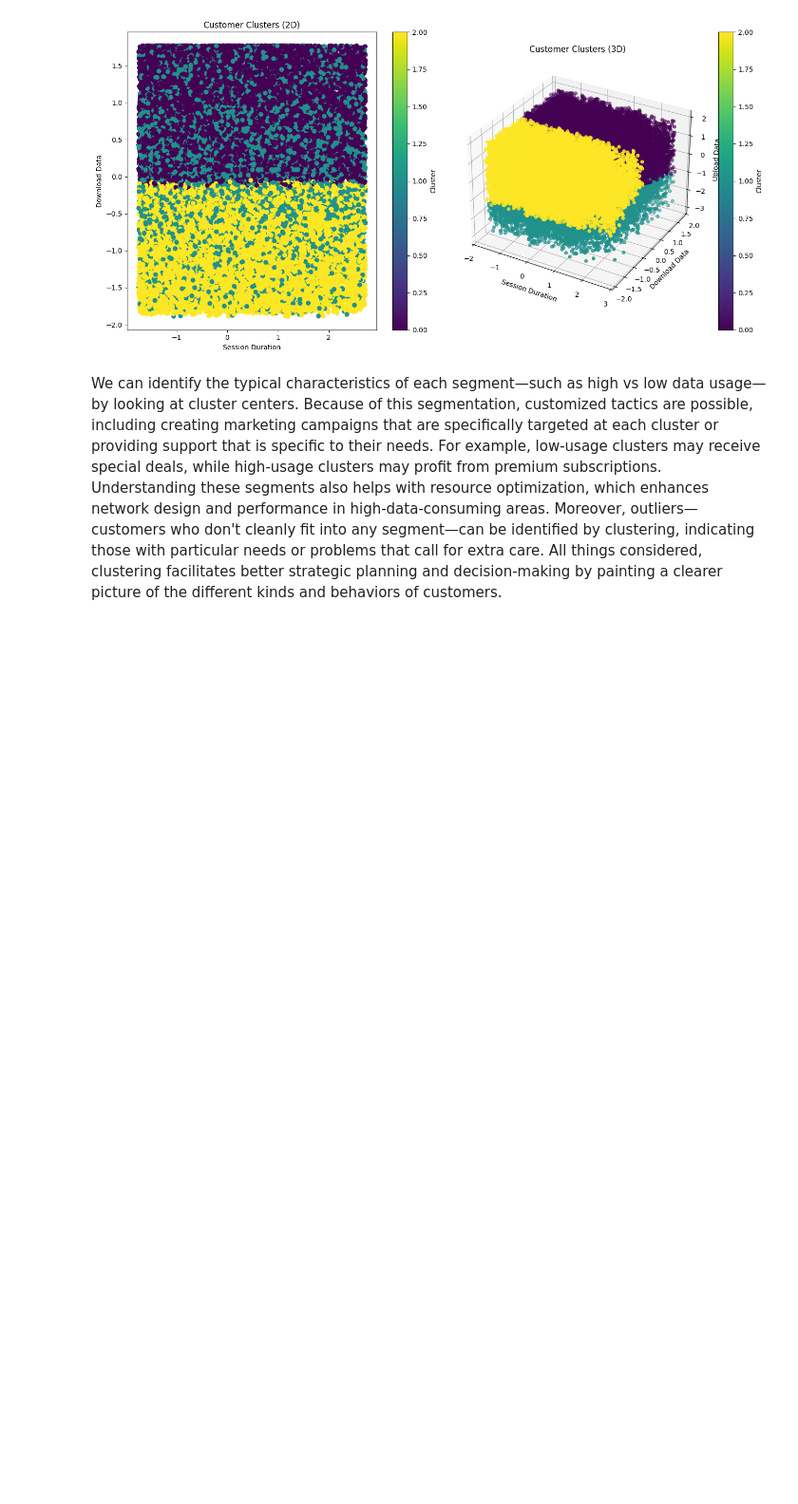
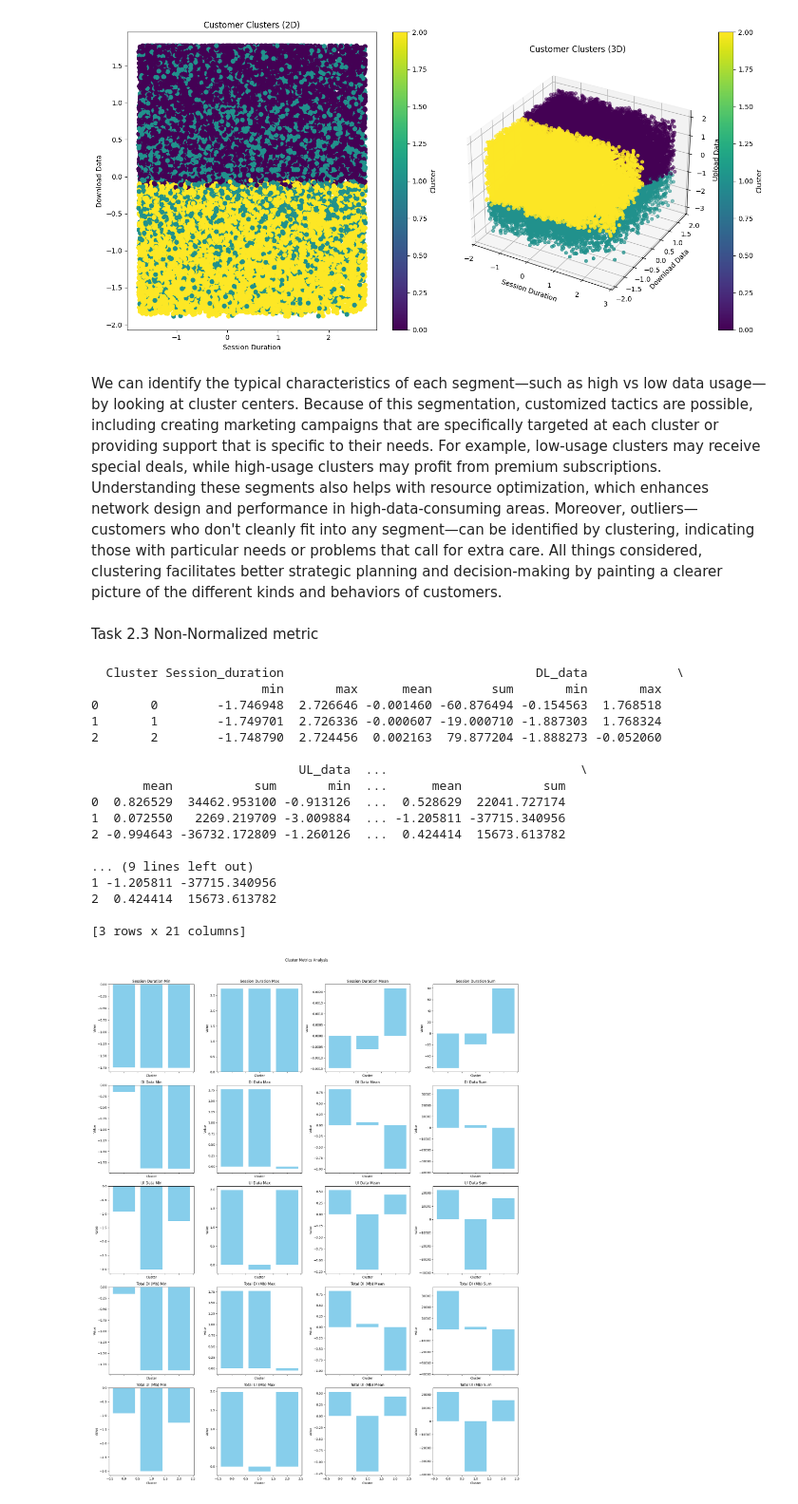
Before and after one commit to Ethel-Star/W2.Situation_Overview-, a Jupyter notebook: notebooks/User_Engagement_Analysis.ipynb, the cells around one changed output. Shown at 95% size. Saved outputs shown, nothing was run; the diff lists cells and outputs as text; code cells hidden in the pictures; blank space fills up the shorter version.

Commit message:
Task-2 User Engagment_Analysis:Clustering (Kmeans),and 3D and 2D plot and interpritation:  main code, including module for connection, utils : include function for analysis

```diff
--- a/notebooks/User_Engagement_Analysis.ipynb
+++ b/notebooks/User_Engagement_Analysis.ipynb
@@ -170,3 +170,28 @@ Name: count, dtype: int64
 [figure]
 # %% [markdown]
 We can identify the typical characteristics of each segment—such as high vs low data usage—by looking at cluster centers. Because of this segmentation, customized tactics are possible, including creating marketing campaigns that are specifically targeted at each cluster or providing support that is specific to their needs. For example, low-usage clusters may receive special deals, while high-usage clusters may profit from premium subscriptions. Understanding these segments also helps with resource optimization, which enhances network design and performance in high-data-consuming areas. Moreover, outliers—customers who don't cleanly fit into any segment—can be identified by clustering, indicating those with particular needs or problems that call for extra care. All things considered, clustering facilitates better strategic planning and decision-making by painting a clearer picture of the different kinds and behaviors of customers.
+# %% [markdown]
+Task 2.3 Non-Normalized metric
+# %%
+metrics = ['Session_duration', 'DL_data', 'UL_data', 'Total DL (MB)', 'Total UL (MB)']
+metric_names = [metric.replace('_', ' ').title() for metric in metrics]
+data_utils.compute_and_plot_cluster_metrics(metrics)
+# %% [output]
+  Cluster Session_duration                                  DL_data            \
+                       min       max      mean        sum       min       max
+0       0        -1.746948  2.726646 -0.001460 -60.876494 -0.154563  1.768518
+1       1        -1.749701  2.726336 -0.000607 -19.000710 -1.887303  1.768324
+2       2        -1.748790  2.724456  0.002163  79.877204 -1.888273 -0.052060
+
+                            UL_data  ...                          \
+       mean           sum       min  ...      mean           sum
+0  0.826529  34462.953100 -0.913126  ...  0.528629  22041.727174
+1  0.072550   2269.219709 -3.009884  ... -1.205811 -37715.340956
+2 -0.994643 -36732.172809 -1.260126  ...  0.424414  15673.613782
+
+... (9 lines left out)
+1 -1.205811 -37715.340956
+2  0.424414  15673.613782
+
+[3 rows x 21 columns]
+[figure, added]
```
Also changed, not shown: parts of 8 cells of this notebook.
